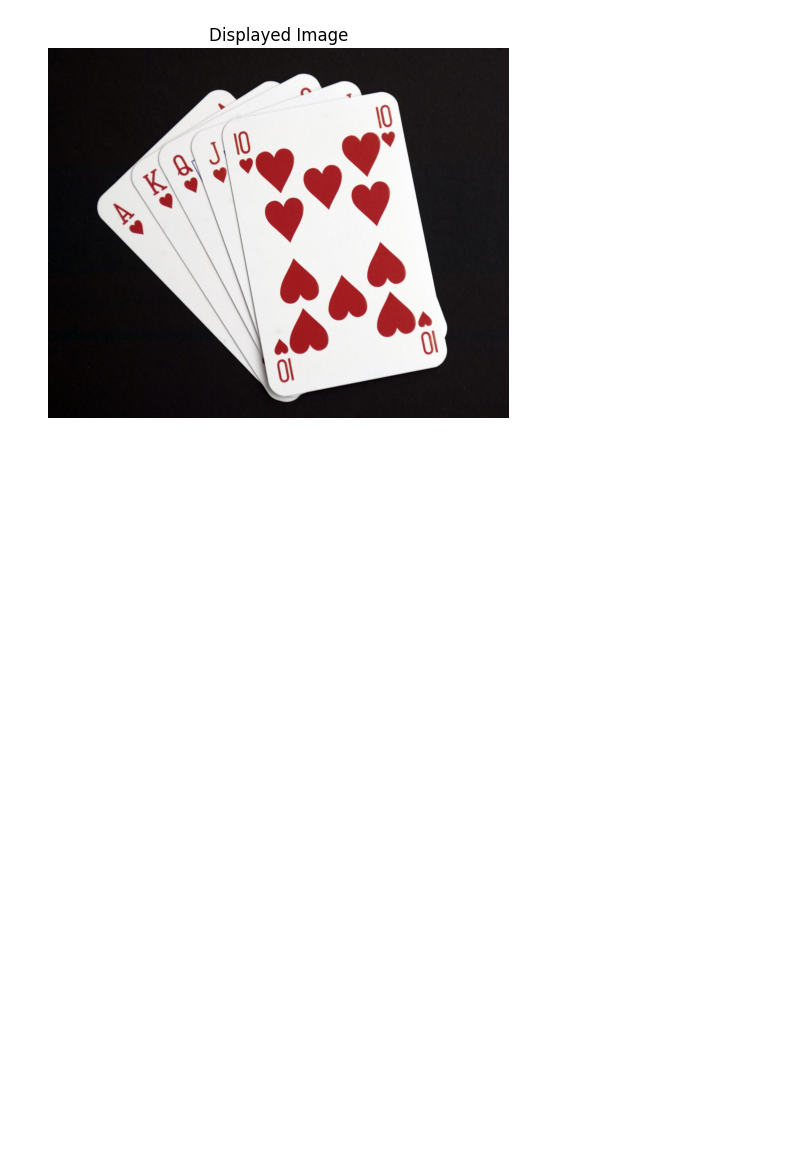
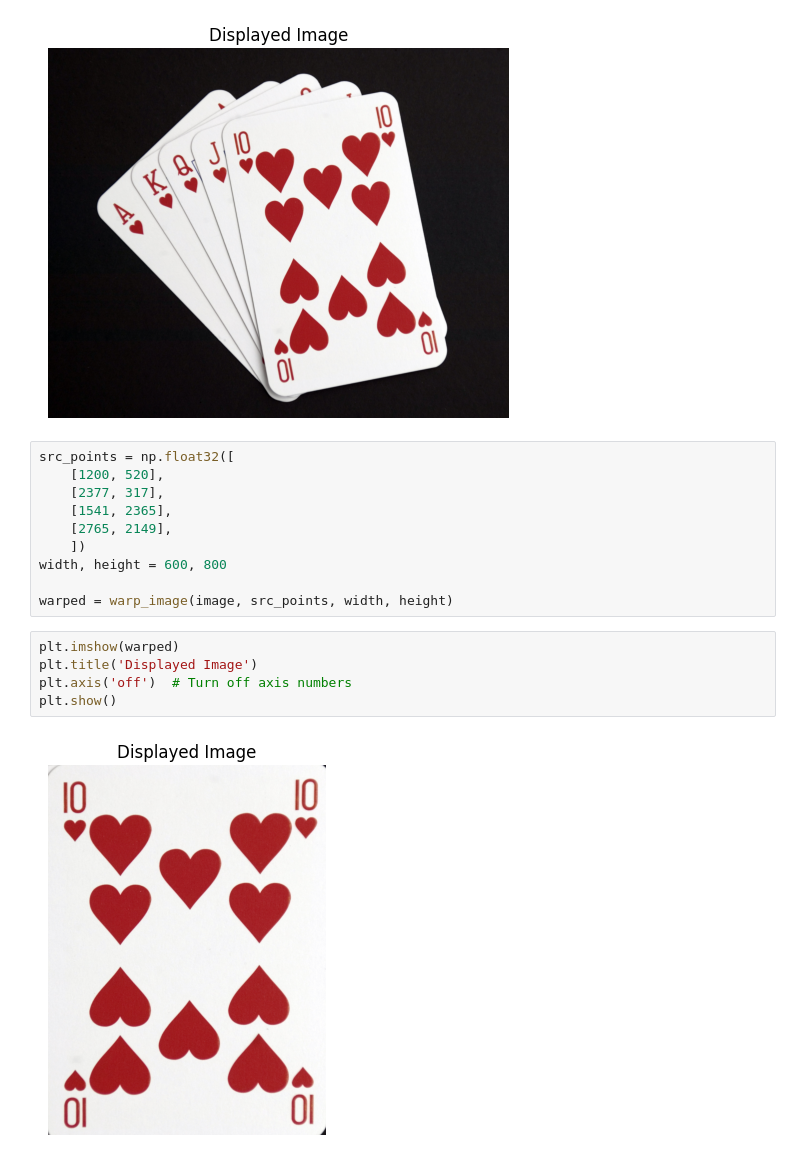
Before and after one commit to alejomaar/image_wraping_backend, a Jupyter notebook: app/notebook/image-wraping.ipynb, the cells around one changed output. Drawn from its saved outputs; the diff is of its cells as text; blank space fills up the shorter version.

```diff
--- a/app/notebook/image-wraping.ipynb
+++ b/app/notebook/image-wraping.ipynb
@@ -89,3 +89,20 @@ plt.axis('off')  # Turn off axis numbers
 plt.show()
 # %% [output]
 [figure]
+# %%
+src_points = np.float32([
+    [1200, 520],
+    [2377, 317],
+    [1541, 2365],
+    [2765, 2149],
+    ])
+width, height = 600, 800
+
+warped = warp_image(image, src_points, width, height)
+# %%
+plt.imshow(warped)
+plt.title('Displayed Image')
+plt.axis('off')  # Turn off axis numbers
+plt.show()
+# %% [output]
+[figure, added]
```
Also changed, not shown: 3 other files.
